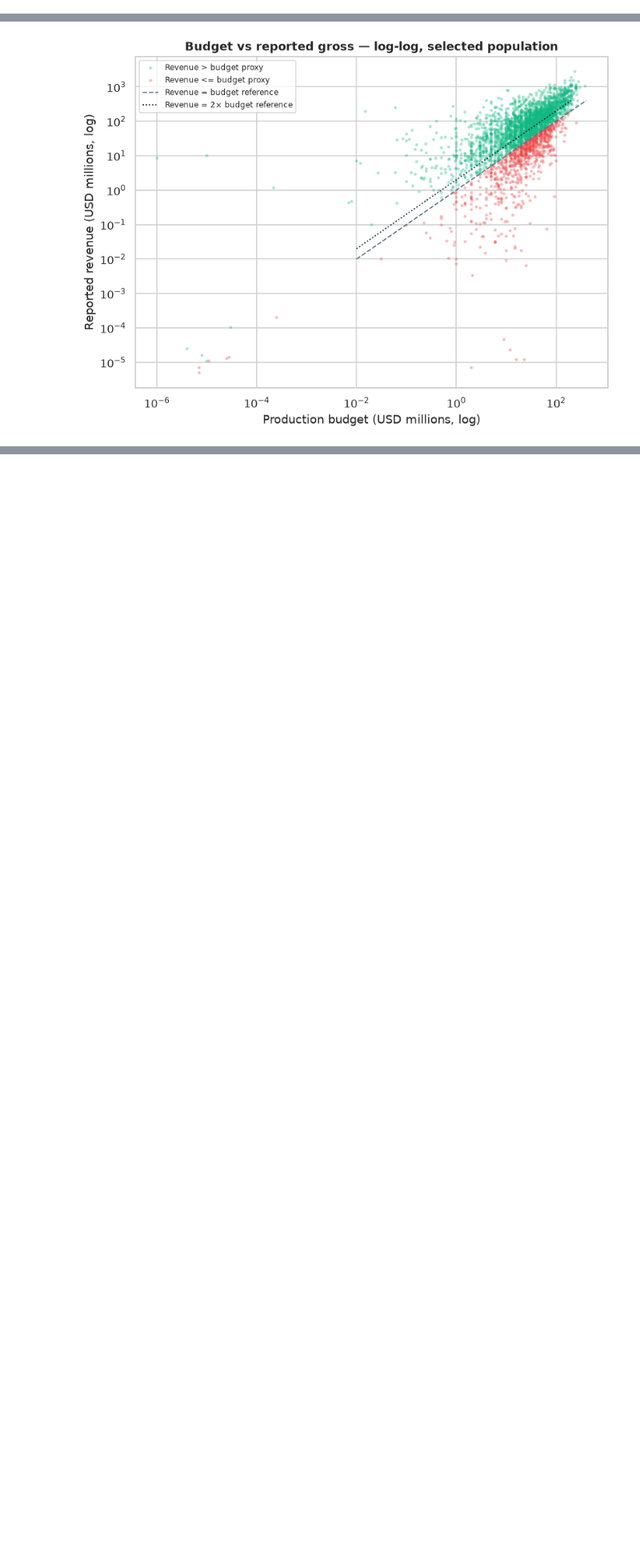
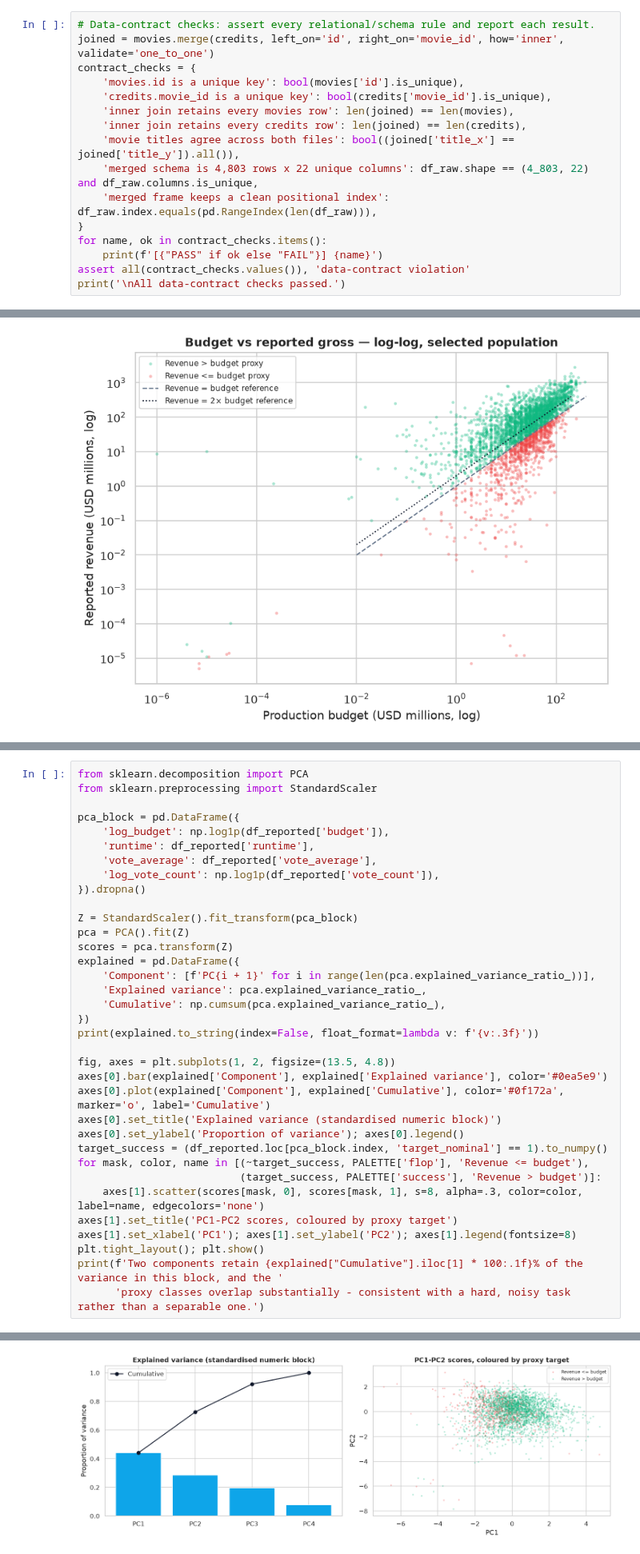
Before and after one commit to andreisugu/greenlight-ml, a Jupyter notebook: notebooks/01_exploratory_data_analysis.ipynb, the cells around one changed output, grey strips where cells are left out. Shown at 80% size. Drawn from its saved outputs; the diff is of its cells as text; blank space fills up the shorter version.

```diff
--- a/notebooks/01_exploratory_data_analysis.ipynb
+++ b/notebooks/01_exploratory_data_analysis.ipynb
@@ -63,3 +66,19 @@ Validated one-to-one merge: 4,803 rows × 22 unique columns.
 | 0 | 4000000 | [{"id": 80, "name": "Crime"}, {"i... | NaN | 5 | [{"id": 612, "name": "hotel"}, {"... | en | Four Rooms | It's Ted the Bellhop's first nigh... | ... |
 | 1 | 11000000 | [{"id": 12, "name": "Adventure"},... | http://www.starwars.com/films/sta... | 11 | [{"id": 803, "name": "android"}, ... | en | Star Wars | Princess Leia is captured and hel... | ... |
 | 2 | 94000000 | [{"id": 16, "name": "Animation"},... | http://movies.disney.com/finding-... | 12 | [{"id": 494, "name": "father son ... | en | Finding Nemo | Nemo, an adventurous young clownf... | ... |
+# %%
+# Data-contract checks: assert every relational/schema rule and report each result.
+joined = movies.merge(credits, left_on='id', right_on='movie_id', how='inner', validate='one_to_one')
+contract_checks = {
+    'movies.id is a unique key': bool(movies['id'].is_unique),
+    'credits.movie_id is a unique key': bool(credits['movie_id'].is_unique),
+    'inner join retains every movies row': len(joined) == len(movies),
+    'inner join retains every credits row': len(joined) == len(credits),
+    'movie titles agree across both files': bool((joined['title_x'] == joined['title_y']).all()),
+    'merged schema is 4,803 rows x 22 unique columns': df_raw.shape == (4_803, 22) and df_raw.columns.is_unique,
+    'merged frame keeps a clean positional index': df_raw.index.equals(pd.RangeIndex(len(df_raw))),
+}
+for name, ok in contract_checks.items():
+    print(f'[{"PASS" if ok else "FAIL"}] {name}')
+assert all(contract_checks.values()), 'data-contract violation'
+print('\nAll data-contract checks passed.')
@@ -382,0 +529,36 @@ plt.show()
+# %%
+from sklearn.decomposition import PCA
+from sklearn.preprocessing import StandardScaler
+
+pca_block = pd.DataFrame({
+    'log_budget': np.log1p(df_reported['budget']),
+    'runtime': df_reported['runtime'],
+    'vote_average': df_reported['vote_average'],
+    'log_vote_count': np.log1p(df_reported['vote_count']),
+}).dropna()
+
+Z = StandardScaler().fit_transform(pca_block)
+pca = PCA().fit(Z)
+scores = pca.transform(Z)
+explained = pd.DataFrame({
+    'Component': [f'PC{i + 1}' for i in range(len(pca.explained_variance_ratio_))],
+    'Explained variance': pca.explained_variance_ratio_,
+    'Cumulative': np.cumsum(pca.explained_variance_ratio_),
+})
+print(explained.to_string(index=False, float_format=lambda v: f'{v:.3f}'))
+
+fig, axes = plt.subplots(1, 2, figsize=(13.5, 4.8))
+axes[0].bar(explained['Component'], explained['Explained variance'], color='#0ea5e9')
+axes[0].plot(explained['Component'], explained['Cumulative'], color='#0f172a', marker='o', label='Cumulative')
+axes[0].set_title('Explained variance (standardised numeric block)')
+axes[0].set_ylabel('Proportion of variance'); axes[0].legend()
+target_success = (df_reported.loc[pca_block.index, 'target_nominal'] == 1).to_numpy()
+for mask, color, name in [(~target_success, PALETTE['flop'], 'Revenue <= budget'),
+                          (target_success, PALETTE['success'], 'Revenue > budget')]:
+    axes[1].scatter(scores[mask, 0], scores[mask, 1], s=8, alpha=.3, color=color, label=name, edgecolors='none')
+axes[1].set_title('PC1-PC2 scores, coloured by proxy target')
+axes[1].set_xlabel('PC1'); axes[1].set_ylabel('PC2'); axes[1].legend(fontsize=8)
+plt.tight_layout(); plt.show()
+print(f'Two components retain {explained["Cumulative"].iloc[1] * 100:.1f}% of the variance in this block, and the '
+      'proxy classes overlap substantially - consistent with a hard, noisy task rather than a separable one.')
+# %% [output]
@@ -382,0 +570 @@ plt.show()
+[figure, added]
```
Also changed, not shown: parts of 22 cells of this notebook, 4 other files.
